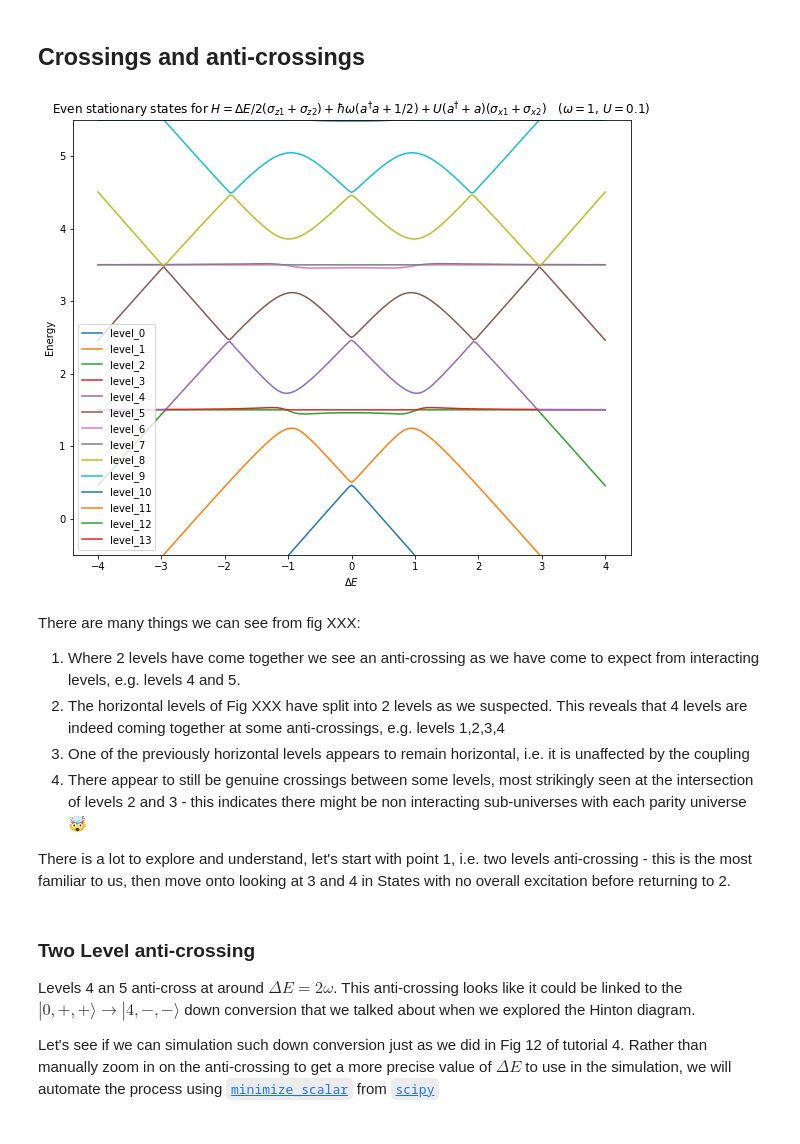
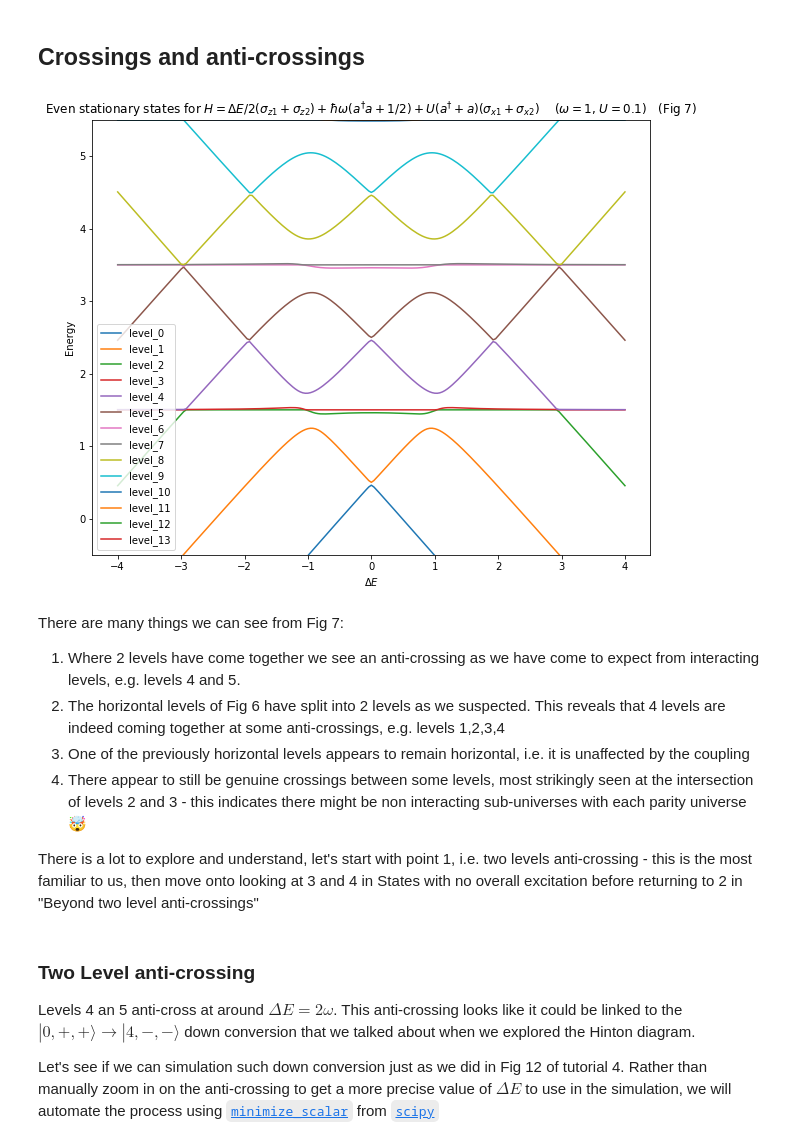
Before and after one commit to project-ida/two-state-quantum-systems, a Jupyter notebook: 05-excitation-transfer.ipynb, the cells around one changed output. Cells and saved outputs as stored; diff of their text form; code cells hidden in the pictures.

Commit message:
updates to excitation transfer

```diff
--- a/05-excitation-transfer.ipynb
+++ b/05-excitation-transfer.ipynb
@@ -365,20 +367,20 @@ for i, row in df_even.iterrows():
     df_even.iloc[i,1:] = evals
 # %%
 df_even.plot(x="$\Delta E$",ylim=[-0.5,5.5],legend=True,
-        title="Even stationary states for $H = \Delta E /2 (\sigma_{z1} + \sigma_{z2}) + \hbar\omega(a^{{\dagger}}a +1/2) + U( a^{{\dagger}} + a )(\sigma_{x1} +\sigma_{x2} )$   ($\omega=1$, $U=0.1$)",
+        title=f"Even stationary states for {H_latex}   ($\omega=1$, $U=0.1$)   (Fig 7)",
              figsize=(10,8));
 
 plt.ylabel("Energy");
 # %% [output]
-[figure, old version]
+[figure, new version]
 # %% [markdown]
-There are many things we can see from fig XXX:
+There are many things we can see from Fig 7:
 1. Where 2 levels have come together we see an anti-crossing as we have come to expect from interacting levels, e.g. levels 4 and 5.
-2. The horizontal levels of Fig XXX have split into 2 levels as we suspected. This reveals that 4 levels are indeed coming together at some anti-crossings, e.g. levels 1,2,3,4
+2. The horizontal levels of Fig 6 have split into 2 levels as we suspected. This reveals that 4 levels are indeed coming together at some anti-crossings, e.g. levels 1,2,3,4
 3. One of the previously horizontal levels appears to remain horizontal, i.e. it is unaffected by the coupling
 4. There appear to still be genuine crossings between some levels, most strikingly seen at the intersection of levels 2 and 3 - this indicates there might be non interacting sub-universes with each parity universe 🤯
 
-There is a lot to explore and understand, let's start with point 1, i.e. two levels anti-crossing - this is the most familiar to us, then move onto looking at 3 and 4 in States with no overall excitation before returning to 2.
+There is a lot to explore and understand, let's start with point 1, i.e. two levels anti-crossing - this is the most familiar to us, then move onto looking at 3 and 4 in States with no overall excitation before returning to 2 in "Beyond two level anti-crossings"
 # %% [markdown]
 ### Two Level anti-crossing
 
```
Also changed, not shown: parts of 50 cells of this notebook, 1 other file.
